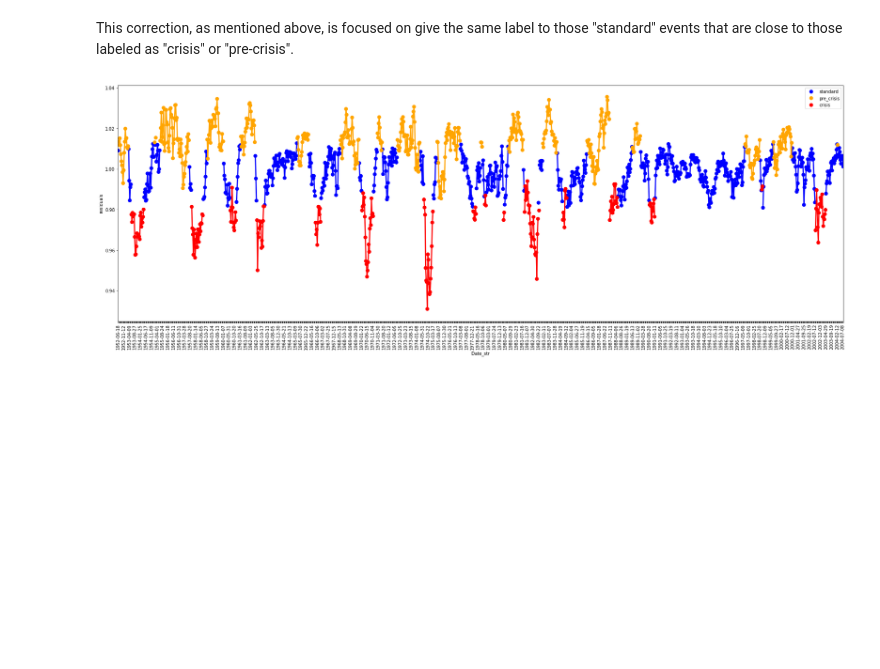
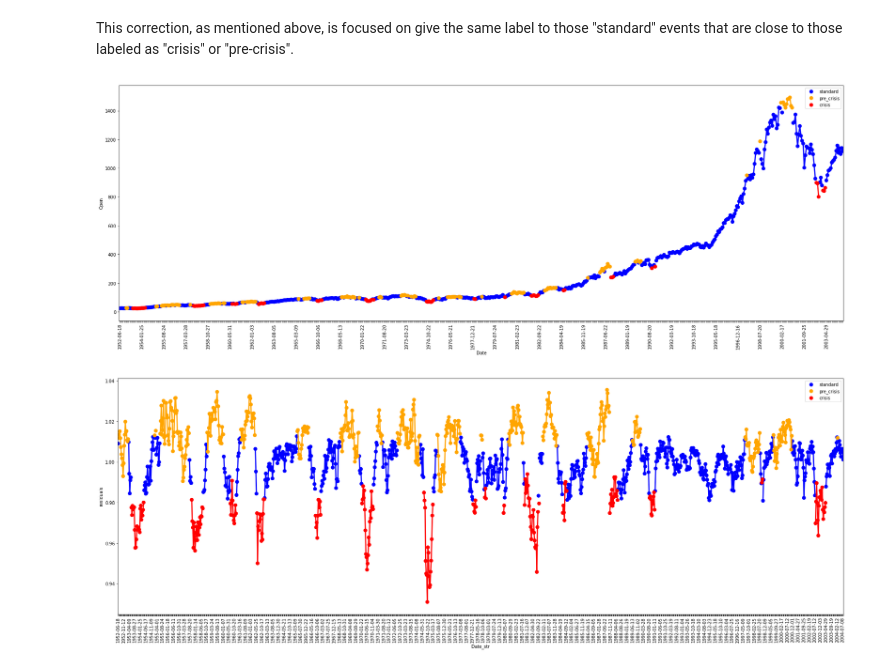
Before and after one commit to diazcelsa/eBroker, a Jupyter notebook: notebooks/crisis_annotation_forecast/Crisis Annotation Optimization for S&P 500 Time Series.ipynb, the cells around one changed output. Cells and saved outputs as stored; diff of their text form; code cells hidden in the pictures; blank space fills up the shorter version.

```diff
--- a/notebooks/crisis_annotation_forecast/Crisis Annotation Optimization for S&P 500 Time Series.ipynb
+++ b/notebooks/crisis_annotation_forecast/Crisis Annotation Optimization for S&P 500 Time Series.ipynb
@@ -191,7 +222,33 @@ plot_time_series(data_labeled, 'Date_str', 'Open', col_label, ['blue', 'orange',
 [figure]
 # %%
 data_labeled.dropna().to_csv('../../data/training_labeling.csv', index=False, encoding='utf-8')
+# %%
+data_labeled = pd.read_csv("../../data/training_labeling.csv")
 # %% [markdown]
 ### Correct annotation according to wikipedia reported stock crisis
 # %% [markdown]
 This correction, as mentioned above, is focused on give the same label to those "standard" events that are close to those labeled as "crisis" or "pre-crisis".
+# %%
+def smoothing(data, window_size):
+
+    test = data.dropna()
+    test = pd.get_dummies(test, columns=['label'])
+
+    test.loc[:,('label_crisis', 'label_pre_crisis','label_standard')] = pd.rolling_mean(test.loc[:,('label_crisis',
+                                                    'label_pre_crisis','label_standard')], window=window_size,
+                                                                                        center=True)
+    test_ = test.dropna()
+    test_['label_sm'] = test_.loc[:,('label_crisis', 'label_pre_crisis','label_standard')].idxmax(axis=1)
+    test_['label_sm'] = test_['label_sm'].apply(lambda x: "_".join(x.split('_')[1:]))
+
+    complete = data_labeled.merge(test_.loc[:,('Date','label_sm')], left_on='Date',right_on='Date', how='outer')
+    complete['label'] = complete.apply(lambda x: x['label'] if x['label_sm'] else x['label_sm'], axis=1)
+
+    return complete
+# %%
+window_size = 3
+smoothed = smoothing(data_labeled, window_size)
+# %%
+plot_time_series(smoothed, 'Date', 'Open', 'label', ['blue','orange','red'], period=20)
+# %% [output]
+[figure, added]
```
Also changed, not shown: parts of 5 cells of this notebook, 5 other files.
